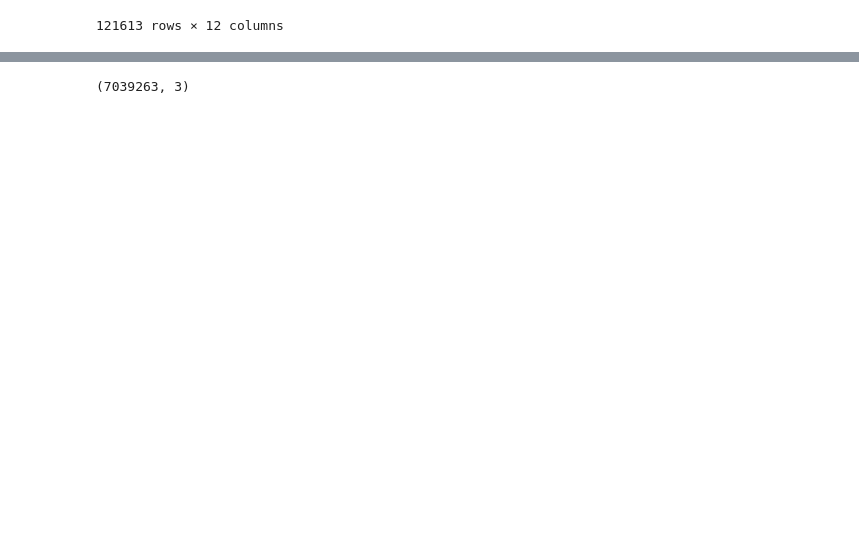
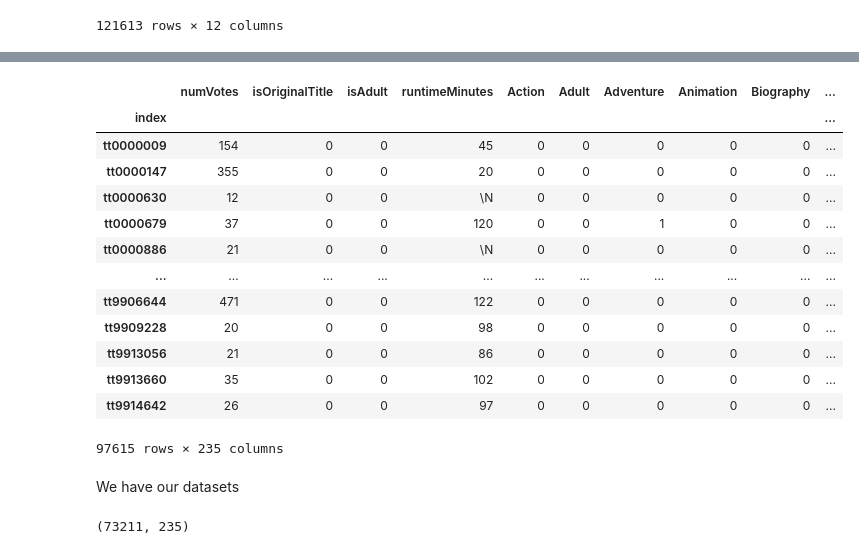
Before and after one commit to Zbtinp/IMDb, a Jupyter notebook: US Movie Analysis.ipynb, the cells around one changed output, grey strips where cells are left out. Drawn from its saved outputs; the diff is of its cells as text; code cells hidden in the pictures; blank space fills up the shorter version.

Commit message:
Dummy variables created
Crew dataset dropped due to the large size, will add it later if needed

```diff
--- a/US Movie Analysis.ipynb
+++ b/US Movie Analysis.ipynb
@@ -346,0 +436,22 @@ crew.head()
+# %%
+X = df[['numVotes', 'isOriginalTitle', 'isAdult', 'runtimeMinutes']]
+X = X.join(genre)
+X = X.join(years)
+X
+# %% [output]
+|  | numVotes | isOriginalTitle | isAdult | runtimeMinutes | Action | Adult | Adventure | Animation | Biography | ... |
+| index |  |  |  |  |  |  |  |  |  | ... |
+| tt0000009 | 154 | 0 | 0 | 45 | 0 | 0 | 0 | 0 | 0 | ... |
+| tt0000147 | 355 | 0 | 0 | 20 | 0 | 0 | 0 | 0 | 0 | ... |
+| tt0000630 | 12 | 0 | 0 | \N | 0 | 0 | 0 | 0 | 0 | ... |
+| tt0000679 | 37 | 0 | 0 | 120 | 0 | 0 | 1 | 0 | 0 | ... |
+| tt0000886 | 21 | 0 | 0 | \N | 0 | 0 | 0 | 0 | 0 | ... |
+| ... | ... | ... | ... | ... | ... | ... | ... | ... | ... | ... |
+| tt9906644 | 471 | 0 | 0 | 122 | 0 | 0 | 0 | 0 | 0 | ... |
+| tt9909228 | 20 | 0 | 0 | 98 | 0 | 0 | 0 | 0 | 0 | ... |
+| tt9913056 | 21 | 0 | 0 | 86 | 0 | 0 | 0 | 0 | 0 | ... |
+| tt9913660 | 35 | 0 | 0 | 102 | 0 | 0 | 0 | 0 | 0 | ... |
+| tt9914642 | 26 | 0 | 0 | 97 | 0 | 0 | 0 | 0 | 0 | ... |
+97615 rows × 235 columns
+# %% [markdown]
+We have our datasets
@@ -347,4 +461,4 @@ crew.head()
 # %%
-crew.shape
+X_train.shape
 # %% [output]
-(7039263, 3)
+(73211, 235)
```
Also changed, not shown: parts of 21 cells of this notebook.
